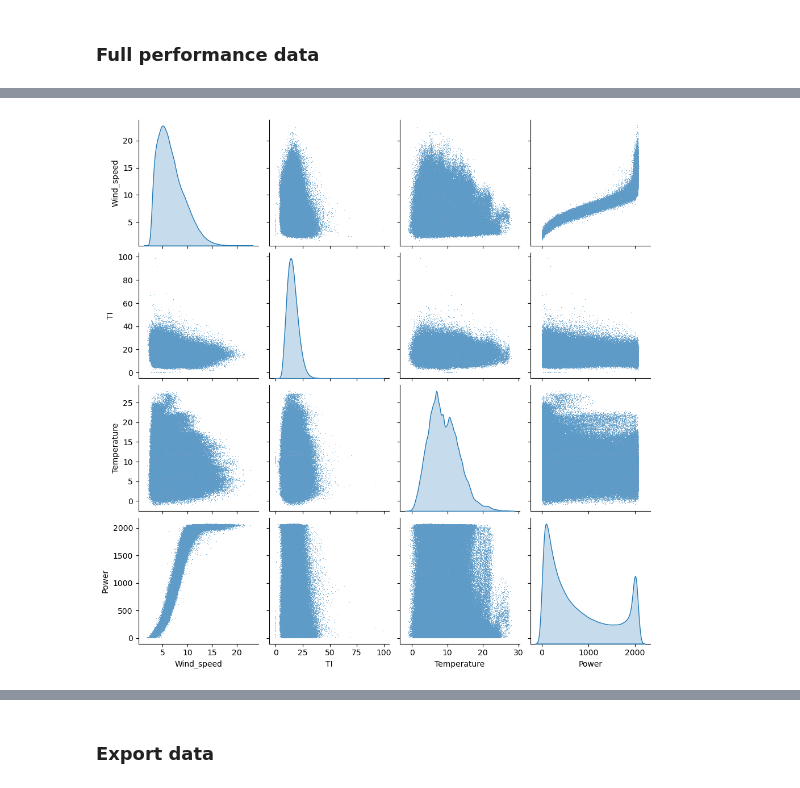
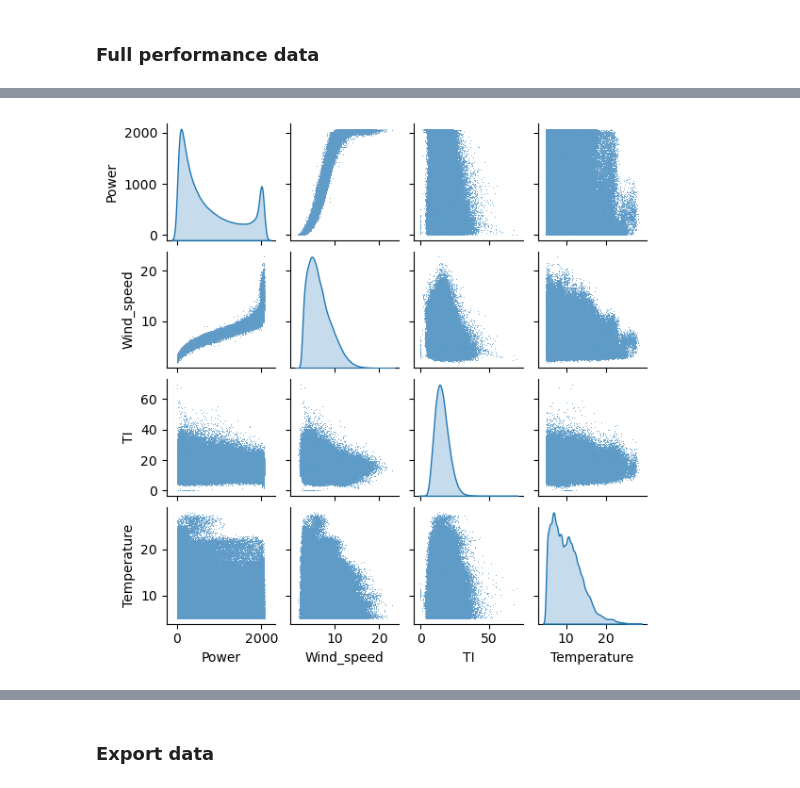
Before and after one commit to jingtingchong/Wind-turbine-performance-modelling, a Jupyter notebook: EDA/EDA-C.ipynb, the cells around one changed output, grey strips where cells are left out. Saved outputs shown, nothing was run; the diff lists cells and outputs as text; code cells hidden in the pictures.

```diff
--- a/EDA/EDA-C.ipynb
+++ b/EDA/EDA-C.ipynb
@@ -85,8 +97,8 @@ array(['ts', 'instanceID', 'TI', 'Wind_speed', 'Power',
        'Month', 'Day', 'Hour'], dtype=object)
 # %%
 # Rearrange columns
-data = data.reindex(columns = ['ts',  'Month' , 'Day', 'Hour', 'instanceID', 'Wind_speed', 'Wind_speed_Standard_deviation', 'TI',
-                'Ambient_temperature', 'Power', 'value'])
+data = data.reindex(columns = ['ts',  'Month' , 'Day', 'Hour', 'instanceID', 'Wind_speed', 'Wind_speed_Standard_deviation',
+                               'TI', 'Ambient_temperature', 'Power', 'value'])
 
 # rename columns
 data.columns = ['ts',  'Month', 'Day', 'Hour', 'instanceID', 'Wind_speed', 'Wind_speed_sd', 'TI',
@@ -143,6 +156,6 @@ plt.show()
 # %%
 # only select rows with flag value = 1
-data_clean = data[data['value'] == 1]
+data = data[data['value'] == 1]
 
 # drop irrelevant columns
-data_clean = data_clean.drop(columns = ['value'])
+data = data.drop(columns = ['value'])
@@ -221,0 +162,6 @@ plt.show()
+# %%
+# remove invalid values and null entries.
+# acceptable TI range: [0, 100]
+# acceptable temperature range: [-5, 40]
+data_clean = func.clean_data(data)
+data_clean
@@ -221,0 +182,7 @@ plt.show()
+# %%
+# Make violin plots of the variables
+var = [ 'Power','Wind_speed', 'TI','Temperature']
+var_name = [ 'Power, kW','Wind speed, m/s', 'TI, %','Ambient temperature, °C']
+
+func.plot_violinplot(df=data_clean, var=var, var_name=var_name, order=instanceID,
+                xticklabels=ID, figsize=(16, 16), orient = "v")
@@ -222,7 +203,6 @@ plt.show()
 # %%
-# Make pairplot
-sns.pairplot(data_clean, vars = ["Wind_speed", "TI", "Temperature", "Power"],
-             diag_kind = 'kde', plot_kws={'s' : 0.5})
+# Make pairplot of the variables
+sns.pairplot(data_clean, vars = var, diag_kind = 'kde', plot_kws={'s' : 0.5}, height = 1.5)
 plt.show()
 # %% [output]
-[figure, old version]
+[figure, new version]
```
Also changed, not shown: parts of 37 cells of this notebook, 1 other file.
